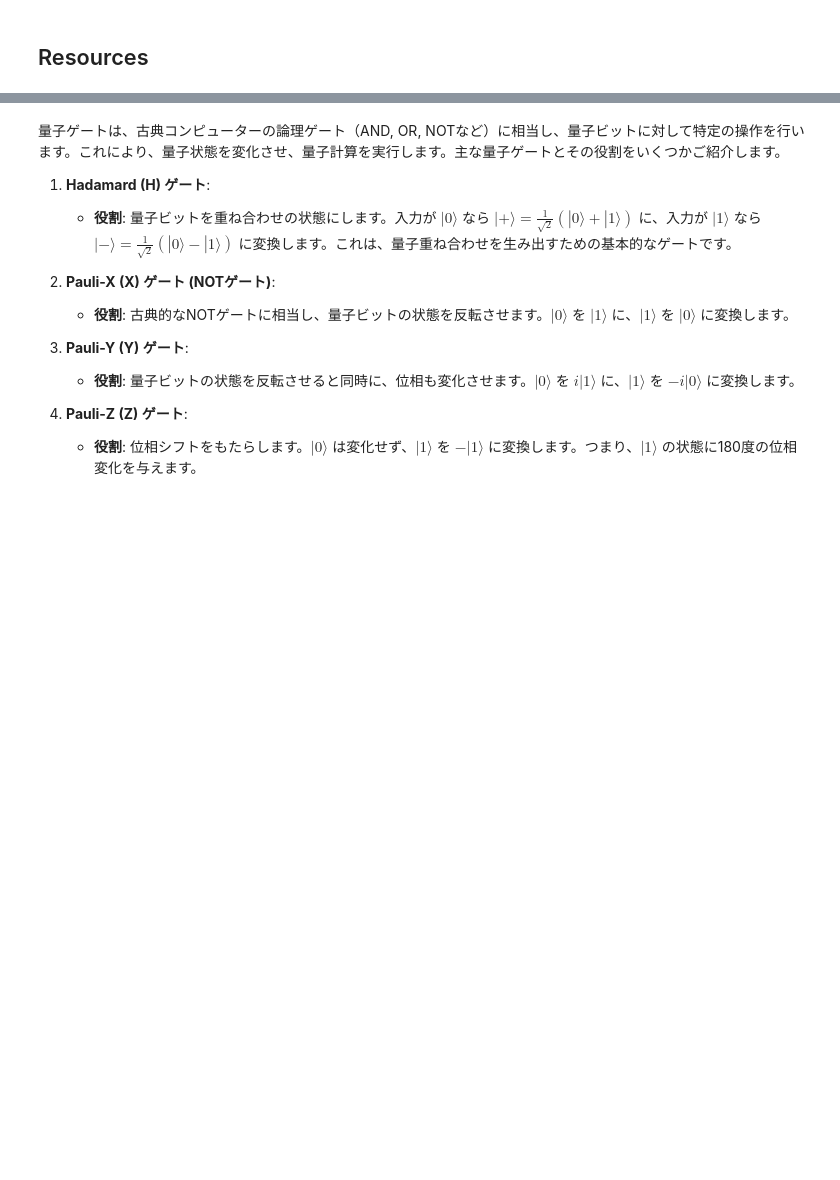
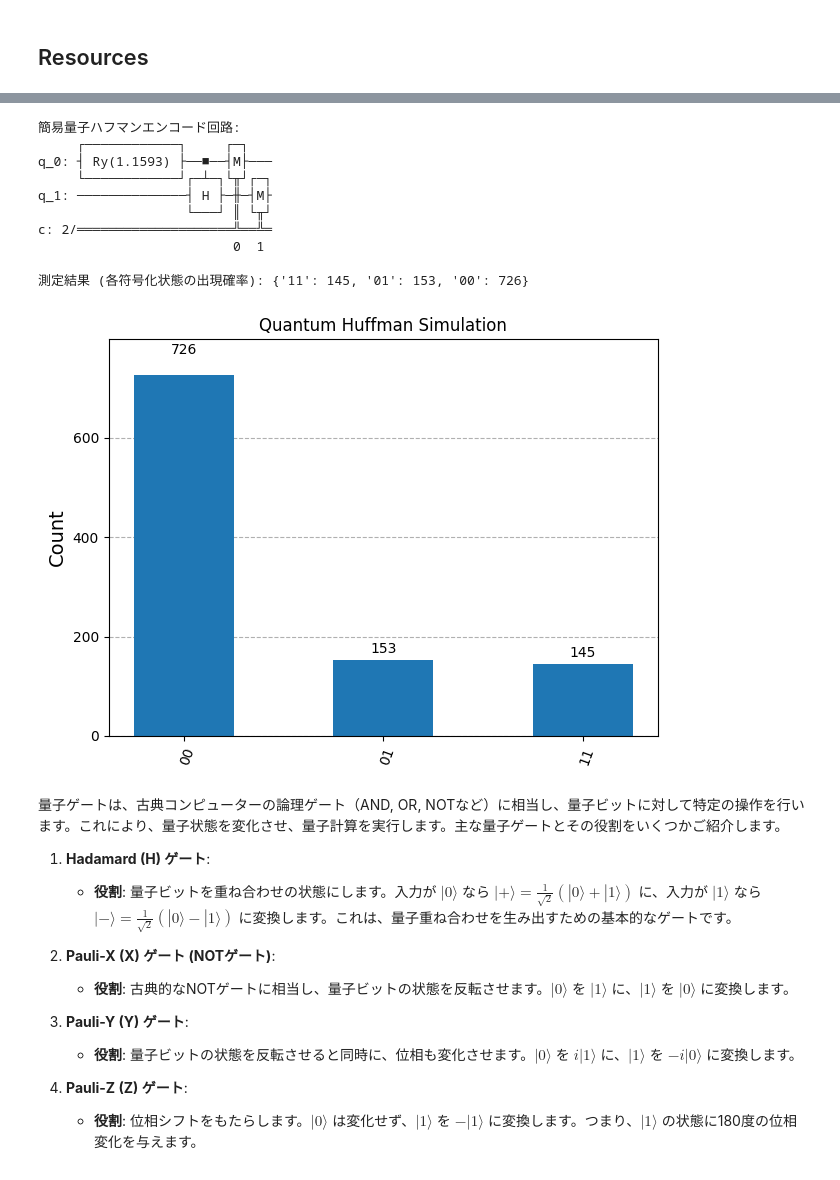
Before and after one commit to degital-secretary/Personal_Bell_Tests, a Jupyter notebook: huru_ipynb_のコピー.ipynb, the cells around one changed output, grey strips where cells are left out. Cells and saved outputs as stored; diff of their text form; code cells hidden in the pictures; blank space fills up the shorter version.

Commit message:
量子ハフマン符号化のシミュレーション (Quantum Huffman Coding Concept)

```diff
--- a/huru_ipynb_のコピー.ipynb
+++ b/huru_ipynb_のコピー.ipynb
@@ -960,3 +969,48 @@ https://utokyo-icepp.github.io/qc-workbook/ja/prerequisites.html
+# %%
+!pip install -q qiskit qiskit-aer
+
+import numpy as np
+from qiskit import QuantumCircuit, transpile
+from qiskit_aer import AerSimulator
+from qiskit.visualization import plot_histogram
+
+# 簡易量子ハフマンエンコーダーの作成
+# 例：頻度の高い状態を少ない重ね合わせ（または特定状態）に割り当てるための回路設計
+qc_huffman = QuantumCircuit(2, 2)
+
+# 状態の準備 (初期確率分布のシミュレート)
+# 例として、特定の確率振幅（ハフマン木に対応する重み）を持つ重ね合わせ状態を作ります
+qc_huffman.ry(2 * np.arccos(np.sqrt(0.7)), 0) # Qubit 0 を 70% の確率で |0> にする
+qc_huffman.ch(0, 1) # Qubit 0 が |1> の時に Qubit 1 にHadamardを適用 (残り30%をさらに分割)
+
+# 測定の追加
+qc_huffman.measure([0, 1], [0, 1])
+
+print("簡易量子ハフマンエンコード回路:")
+print(qc_huffman.draw(output='text'))
+
+# シミュレーターでの実行
+simulator = AerSimulator()
+transpiled_qc = transpile(qc_huffman, simulator)
+job = simulator.run(transpiled_qc, shots=1024)
+result = job.result()
+counts = result.get_counts(qc_huffman)
+
+print(f"\n測定結果 (各符号化状態の出現確率): {counts}")
+fig_huffman = plot_histogram(counts, title='Quantum Huffman Simulation')
+display(fig_huffman)
+# %% [output]
+簡易量子ハフマンエンコード回路:
+     ┌────────────┐     ┌─┐
+q_0: ┤ Ry(1.1593) ├──■──┤M├───
+     └────────────┘┌─┴─┐└╥┘┌─┐
+q_1: ──────────────┤ H ├─╫─┤M├
+                   └───┘ ║ └╥┘
+c: 2/════════════════════╩══╩═
+                         0  1
+
+測定結果 (各符号化状態の出現確率): {'11': 145, '01': 153, '00': 726}
+[figure, added]
 # %% [markdown]
 量子ゲートは、古典コンピューターの論理ゲート（AND, OR, NOTなど）に相当し、量子ビットに対して特定の操作を行います。これにより、量子状態を変化させ、量子計算を実行します。主な量子ゲートとその役割をいくつかご紹介します。
 
```
Also changed, not shown: parts of 1 cell of this notebook.
